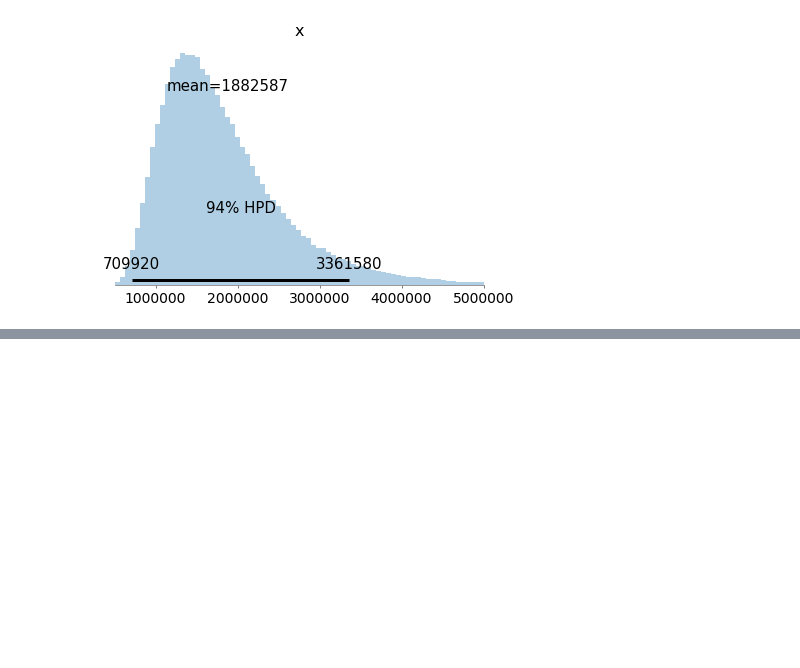
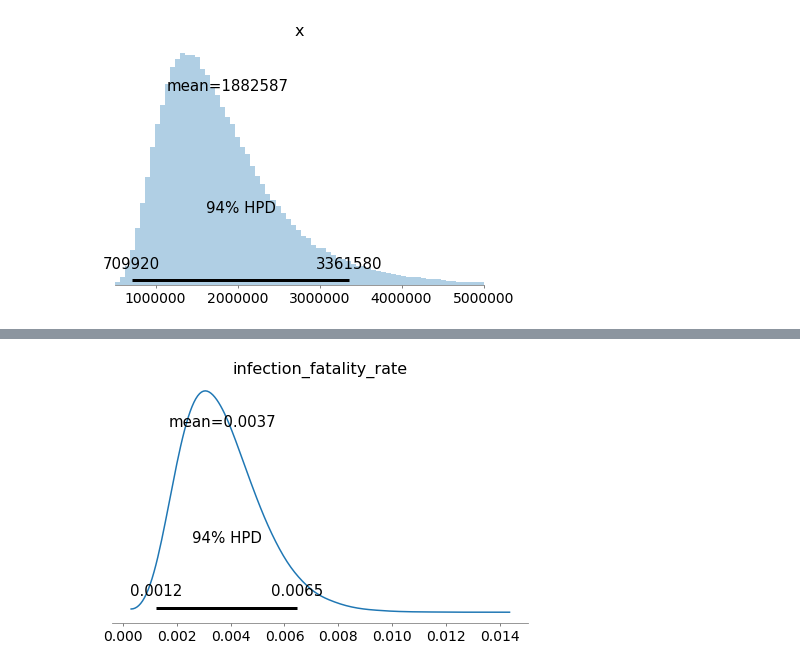
Before and after one commit to matthias-k/analysis-heinsberg-study, a Jupyter notebook: Heinsberg-Study-Model1-Germany-as-NegBinomial.ipynb, the cells around one changed output, grey strips where cells are left out. Cells and saved outputs as stored; diff of their text form; code cells hidden in the pictures; blank space fills up the shorter version.

```diff
--- a/Heinsberg-Study-Model1-Germany-as-NegBinomial.ipynb
+++ b/Heinsberg-Study-Model1-Germany-as-NegBinomial.ipynb
@@ -134,0 +176,6 @@ plt.xlim(5e5, 5e6)
+# %%
+arviz.plot_posterior(posterior_1, var_names=[
+    'infection_fatality_rate'
+], bins=100);
+# %% [output]
+[figure, added]
```
Also changed, not shown: parts of 13 cells of this notebook, 1 other file.
